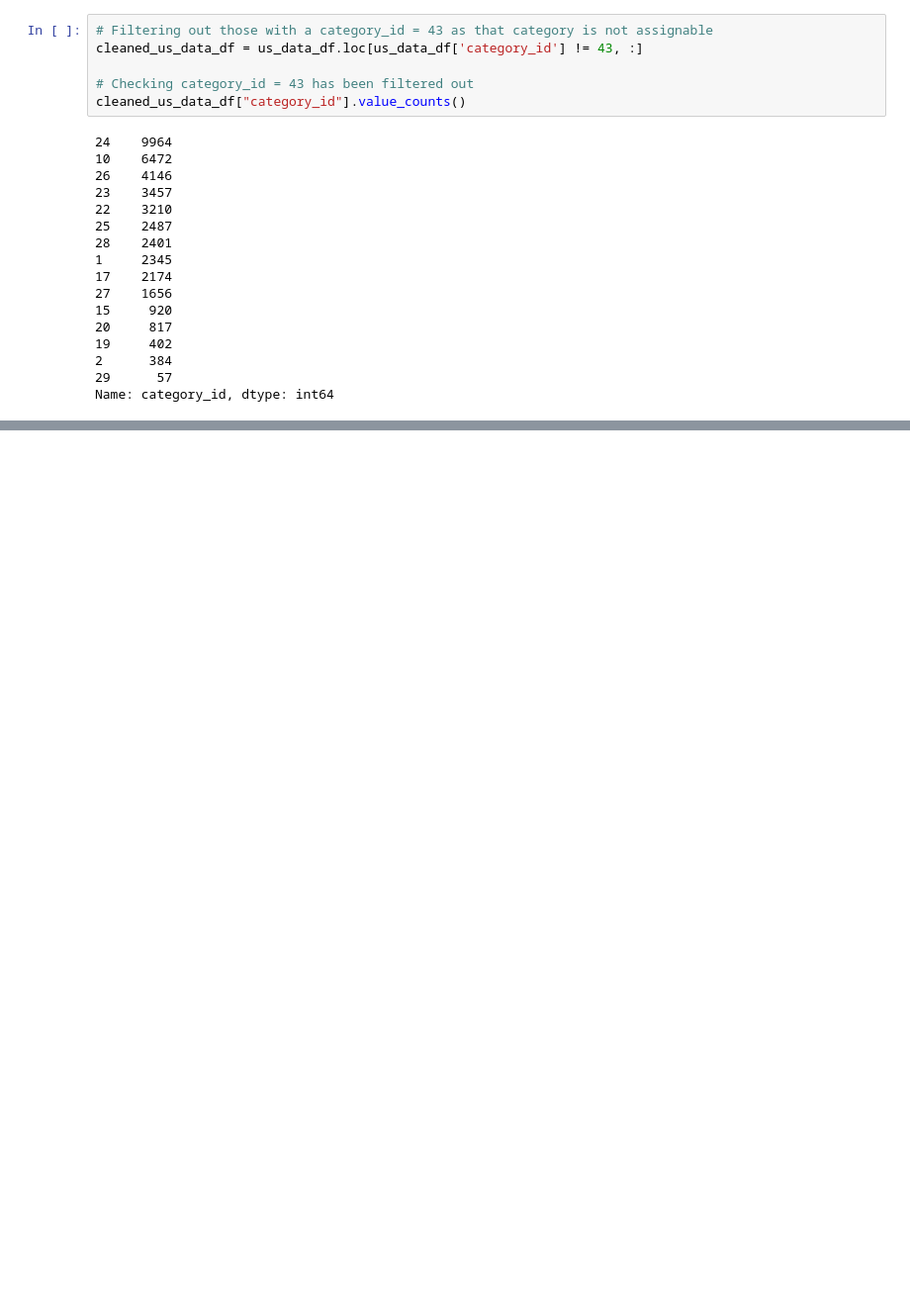
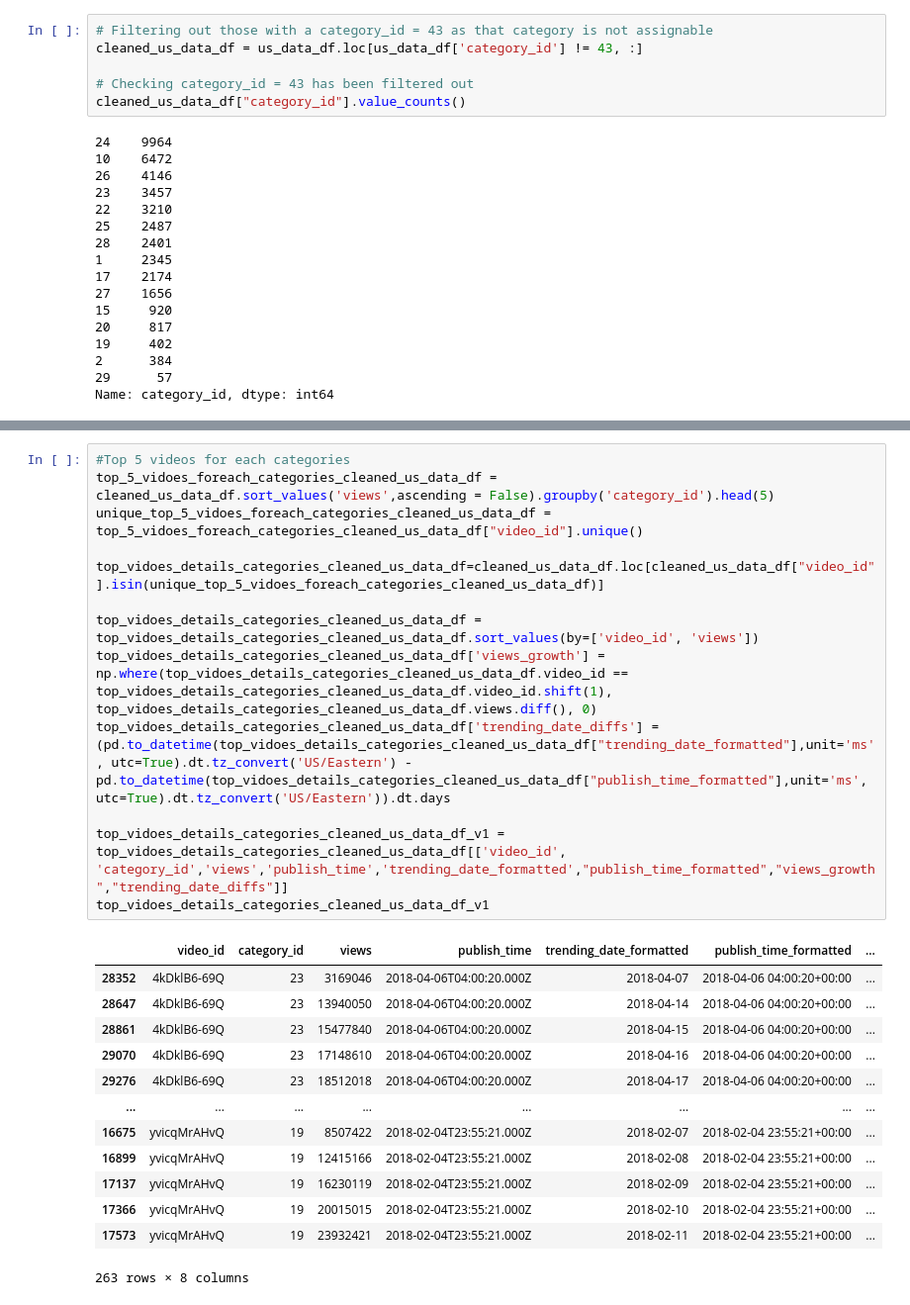
Before and after one commit to kimco2/project_1_misison_youtube, a Jupyter notebook: US_cleaning.ipynb, the cells around one changed output, grey strips where cells are left out. Shown at 99% size. Saved outputs shown, nothing was run; the diff lists cells and outputs as text; blank space fills up the shorter version.

```diff
--- a/US_cleaning.ipynb
+++ b/US_cleaning.ipynb
@@ -162,0 +194,27 @@ cleaned_us_data_df.to_csv("output/cleaned_us_data.csv", index=False)
+# %%
+#Top 5 videos for each categories
+top_5_vidoes_foreach_categories_cleaned_us_data_df =  cleaned_us_data_df.sort_values('views',ascending = False).groupby('category_id').head(5)
+unique_top_5_vidoes_foreach_categories_cleaned_us_data_df = top_5_vidoes_foreach_categories_cleaned_us_data_df["video_id"].unique()
+
+top_vidoes_details_categories_cleaned_us_data_df=cleaned_us_data_df.loc[cleaned_us_data_df["video_id"].isin(unique_top_5_vidoes_foreach_categories_cleaned_us_data_df)]
+
+top_vidoes_details_categories_cleaned_us_data_df = top_vidoes_details_categories_cleaned_us_data_df.sort_values(by=['video_id', 'views'])
+top_vidoes_details_categories_cleaned_us_data_df['views_growth'] = np.where(top_vidoes_details_categories_cleaned_us_data_df.video_id == top_vidoes_details_categories_cleaned_us_data_df.video_id.shift(1), top_vidoes_details_categories_cleaned_us_data_df.views.diff(), 0)
+top_vidoes_details_categories_cleaned_us_data_df['trending_date_diffs'] = (pd.to_datetime(top_vidoes_details_categories_cleaned_us_data_df["trending_date_formatted"],unit='ms', utc=True).dt.tz_convert('US/Eastern') - pd.to_datetime(top_vidoes_details_categories_cleaned_us_data_df["publish_time_formatted"],unit='ms', utc=True).dt.tz_convert('US/Eastern')).dt.days
+
+top_vidoes_details_categories_cleaned_us_data_df_v1 = top_vidoes_details_categories_cleaned_us_data_df[['video_id', 'category_id','views','publish_time','trending_date_formatted',"publish_time_formatted","views_growth","trending_date_diffs"]]
+top_vidoes_details_categories_cleaned_us_data_df_v1
+# %% [output]
+|  | video_id | category_id | views | publish_time | trending_date_formatted | publish_time_formatted | ... |
+| 28352 | 4kDklB6-69Q | 23 | 3169046 | 2018-04-06T04:00:20.000Z | 2018-04-07 | 2018-04-06 04:00:20+00:00 | ... |
+| 28647 | 4kDklB6-69Q | 23 | 13940050 | 2018-04-06T04:00:20.000Z | 2018-04-14 | 2018-04-06 04:00:20+00:00 | ... |
+| 28861 | 4kDklB6-69Q | 23 | 15477840 | 2018-04-06T04:00:20.000Z | 2018-04-15 | 2018-04-06 04:00:20+00:00 | ... |
+| 29070 | 4kDklB6-69Q | 23 | 17148610 | 2018-04-06T04:00:20.000Z | 2018-04-16 | 2018-04-06 04:00:20+00:00 | ... |
+| 29276 | 4kDklB6-69Q | 23 | 18512018 | 2018-04-06T04:00:20.000Z | 2018-04-17 | 2018-04-06 04:00:20+00:00 | ... |
+| ... | ... | ... | ... | ... | ... | ... | ... |
+| 16675 | yvicqMrAHvQ | 19 | 8507422 | 2018-02-04T23:55:21.000Z | 2018-02-07 | 2018-02-04 23:55:21+00:00 | ... |
+| 16899 | yvicqMrAHvQ | 19 | 12415166 | 2018-02-04T23:55:21.000Z | 2018-02-08 | 2018-02-04 23:55:21+00:00 | ... |
+| 17137 | yvicqMrAHvQ | 19 | 16230119 | 2018-02-04T23:55:21.000Z | 2018-02-09 | 2018-02-04 23:55:21+00:00 | ... |
+| 17366 | yvicqMrAHvQ | 19 | 20015015 | 2018-02-04T23:55:21.000Z | 2018-02-10 | 2018-02-04 23:55:21+00:00 | ... |
+| 17573 | yvicqMrAHvQ | 19 | 23932421 | 2018-02-04T23:55:21.000Z | 2018-02-11 | 2018-02-04 23:55:21+00:00 | ... |
+263 rows × 8 columns
```
Also changed, not shown: parts of 5 cells of this notebook.
